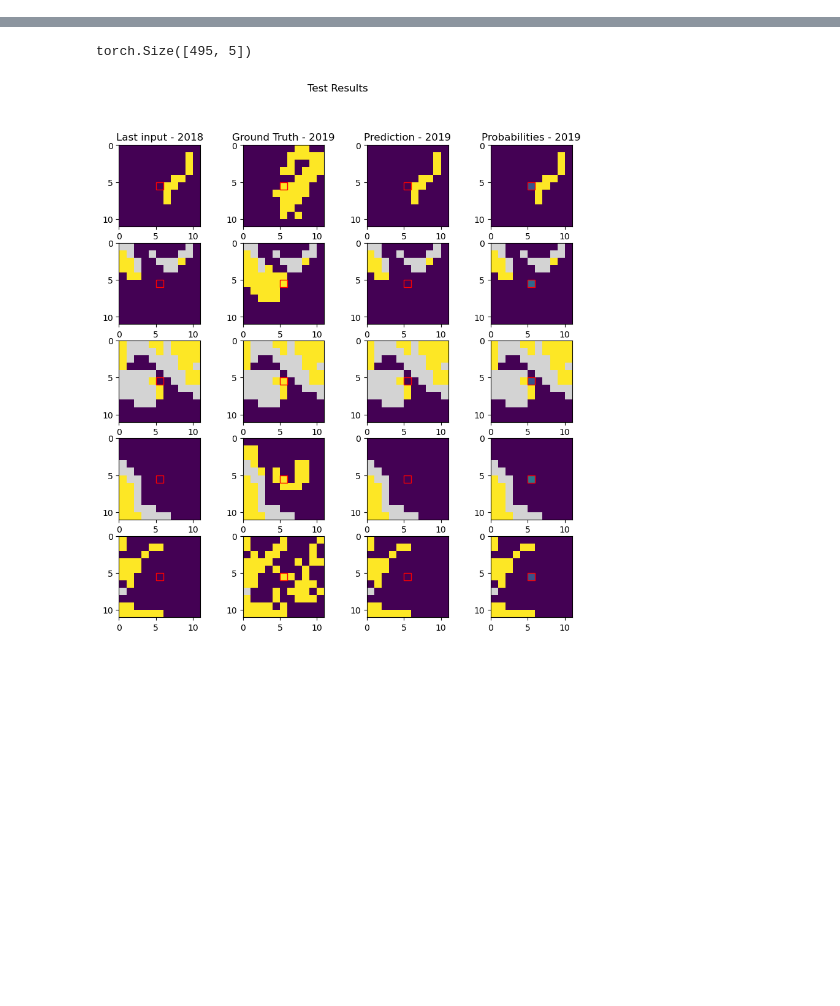
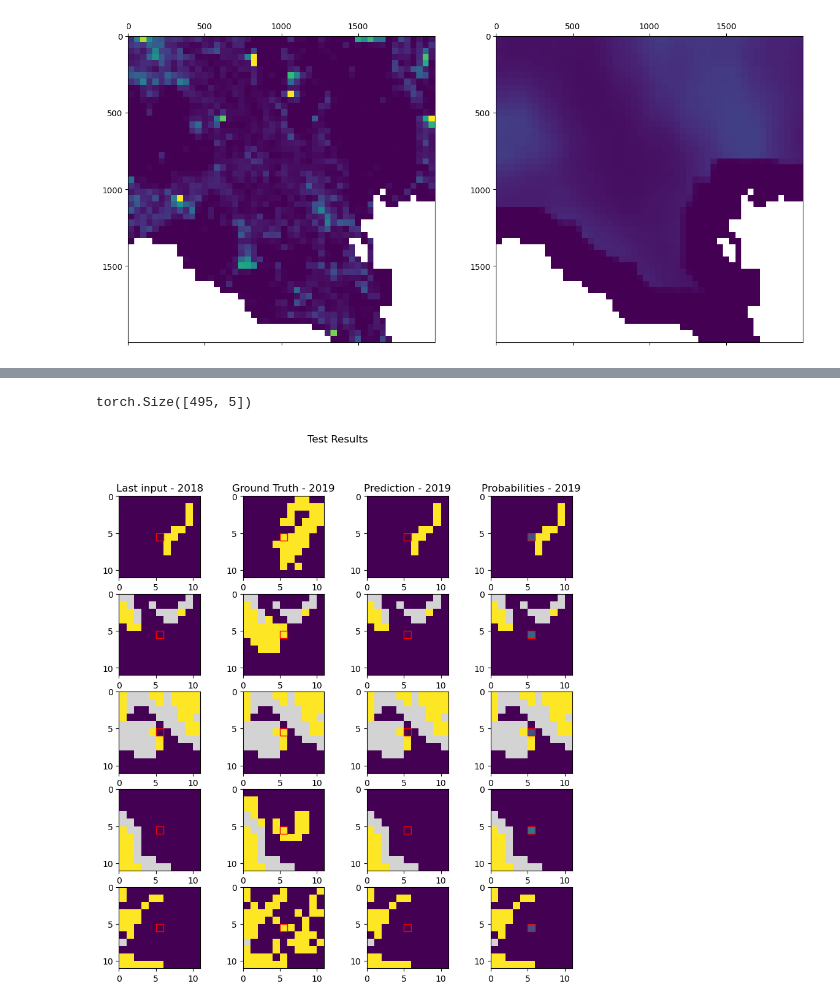
Before and after one commit to TimEngelmann/future-deforestation, a Jupyter notebook: notebooks/visualization.ipynb, the cells around one changed output, grey strips where cells are left out. Drawn from its saved outputs; the diff is of its cells as text; code cells hidden in the pictures; blank space fills up the shorter version.

```diff
--- a/notebooks/visualization.ipynb
+++ b/notebooks/visualization.ipynb
@@ -13,0 +51,8 @@ torch.Size([50000, 5])
+# %%
+target_layer = np.ones(target_data.shape) * -1
+prediction_layer = np.ones(target_data.shape) * -1
+for point in data_frame:
+    x = int(point[0])
+    y = int(point[1])
+    target_layer[y-o:y+o, x-o:x+o] = point[-2]
+    prediction_layer[y-o:y+o, x-o:x+o] = point[-1]
@@ -13,0 +71,12 @@ torch.Size([50000, 5])
+# %%
+import matplotlib as mpl
+cmap = mpl.colormaps['viridis']
+cmap.set_under('white')
+
+fig, axs = plt.subplots(1, 2, figsize=(15,10))
+axs = axs.flatten()
+axs[0].matshow(target_layer[8000:10000,4000:6000], vmin = 0, vmax = 0.3, cmap=cmap)
+axs[1].matshow(prediction_layer[8000:10000,4000:6000], vmin = 0, vmax = 0.3, cmap=cmap)
+plt.show()
+# %% [output]
+[figure, added]
```
Also changed, not shown: parts of 12 cells of this notebook, 2 other files.
